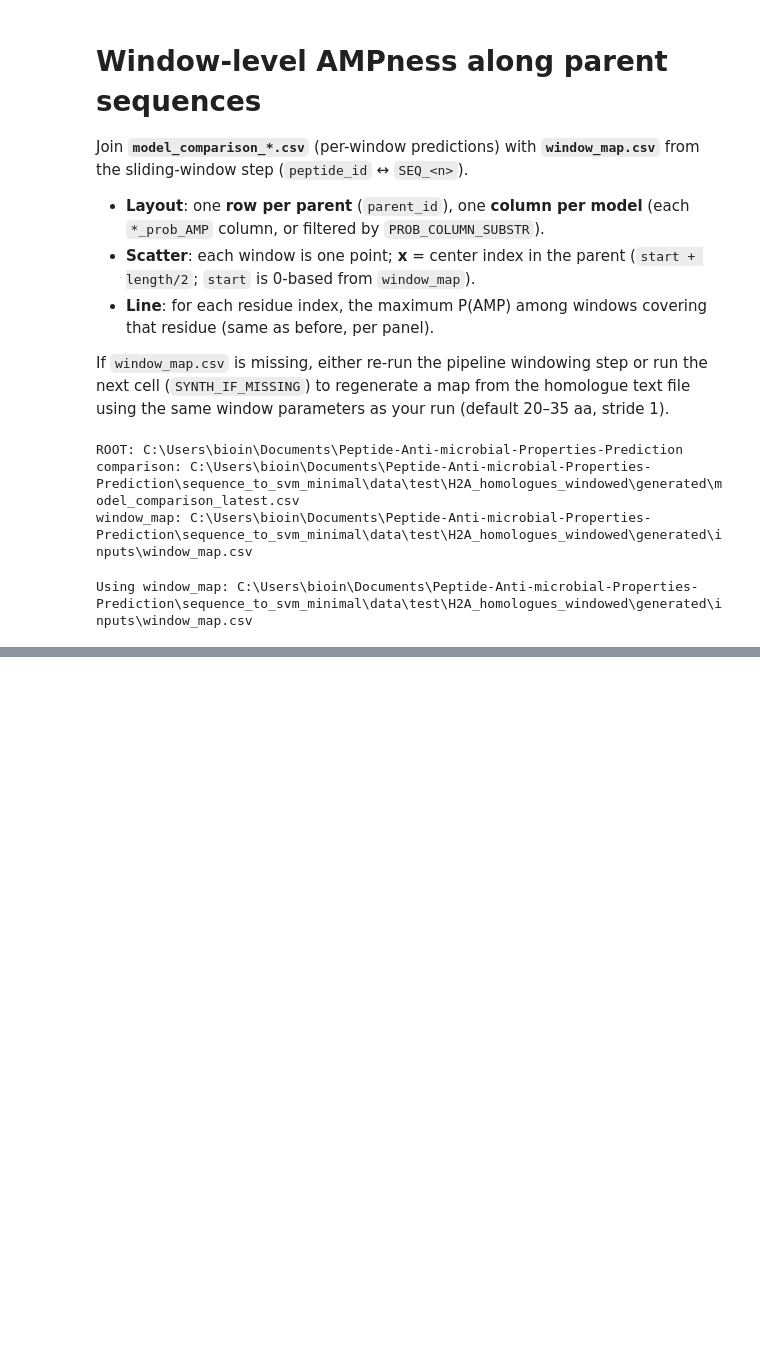
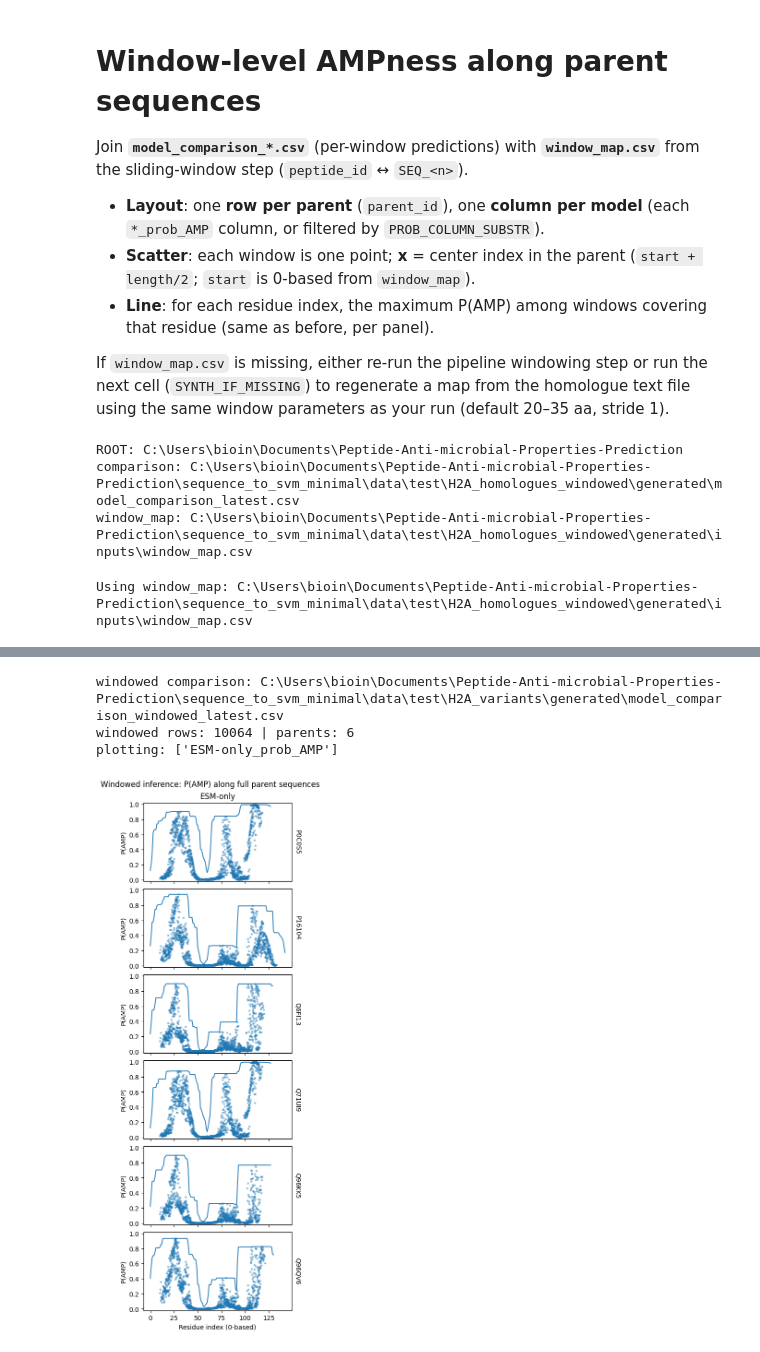
Before and after one commit to KYinXu/Peptide-Anti-microbial-Properties-Prediction, a Jupyter notebook: notebooks/window_exploration.ipynb, the cells around one changed output, grey strips where cells are left out. Cells and saved outputs as stored; diff of their text form; code cells hidden in the pictures; blank space fills up the shorter version.

```diff
--- a/notebooks/window_exploration.ipynb
+++ b/notebooks/window_exploration.ipynb
@@ -269,0 +281,31 @@ plotting: ['ESM+Combined32_prob_AMP', 'ESM+Geo20_prob_AMP', 'ESM+QSAR12_prob_AMP
+# %%
+WINDOWED_COMPARISON_CSV = (
+    ROOT
+    / "sequence_to_svm_minimal/data/test/H2A_variants/generated/model_comparison_windowed_latest.csv"
+)
+
+print("windowed comparison:", WINDOWED_COMPARISON_CSV)
+
+df_w = load_windowed_sequence_df(WINDOWED_COMPARISON_CSV)
+prob_cols_w = pick_prob_columns(list(df_w.columns), PROB_COLUMN_SUBSTR)
+if not prob_cols_w:
+    raise ValueError(
+        f"No prob columns matching suffix {SUFFIX!r} and substr={PROB_COLUMN_SUBSTR!r}"
+    )
+
+print("windowed rows:", len(df_w), "| parents:", df_w["parent_id"].nunique())
+print("plotting:", prob_cols_w)
+
+plot_ampness_panels(
+    df_w,
+    prob_cols_w,
+    max_parents=MAX_PARENTS,
+    figwidth_per_model=FIGWIDTH_PER_MODEL,
+    figheight_per_parent=FIGHEIGHT_PER_PARENT,
+    main_title=WINDOWED_PLOT_MAIN_TITLE,
+)
+# %% [output]
+windowed comparison: C:\Users\bioin\Documents\Peptide-Anti-microbial-Properties-Prediction\sequence_to_svm_minimal\data\test\H2A_variants\generated\model_comparison_windowed_latest.csv
+windowed rows: 10064 | parents: 6
+plotting: ['ESM-only_prob_AMP']
+[figure, added]
```
Also changed, not shown: parts of 3 cells of this notebook, 1 other file.
